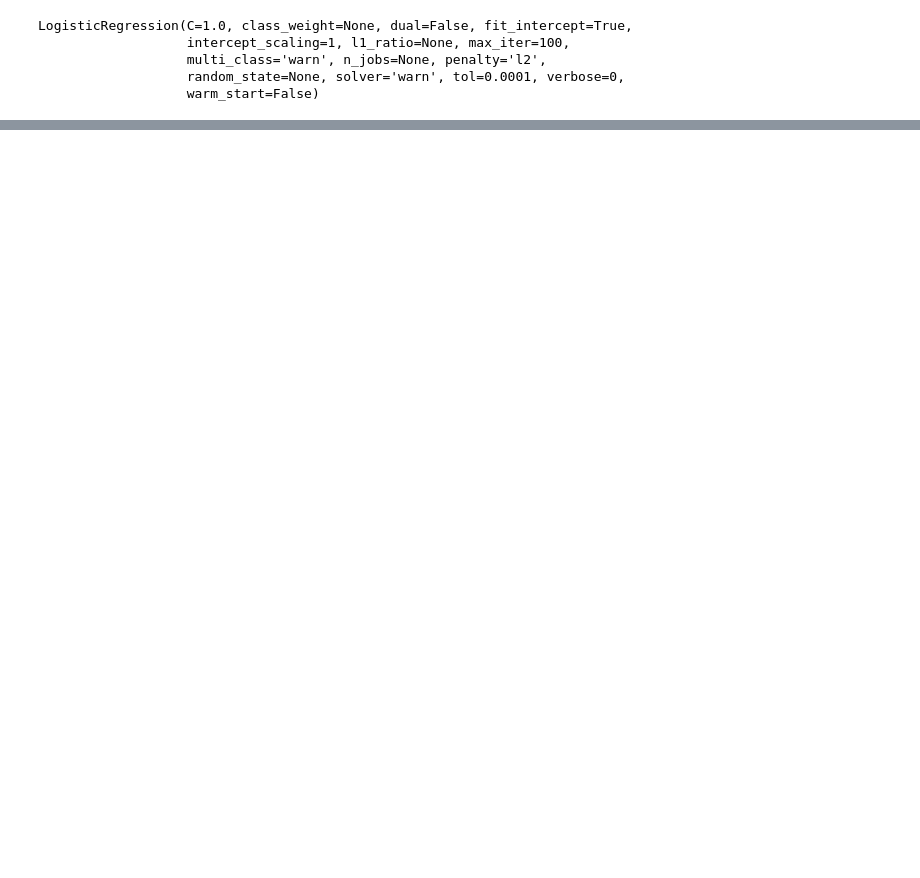
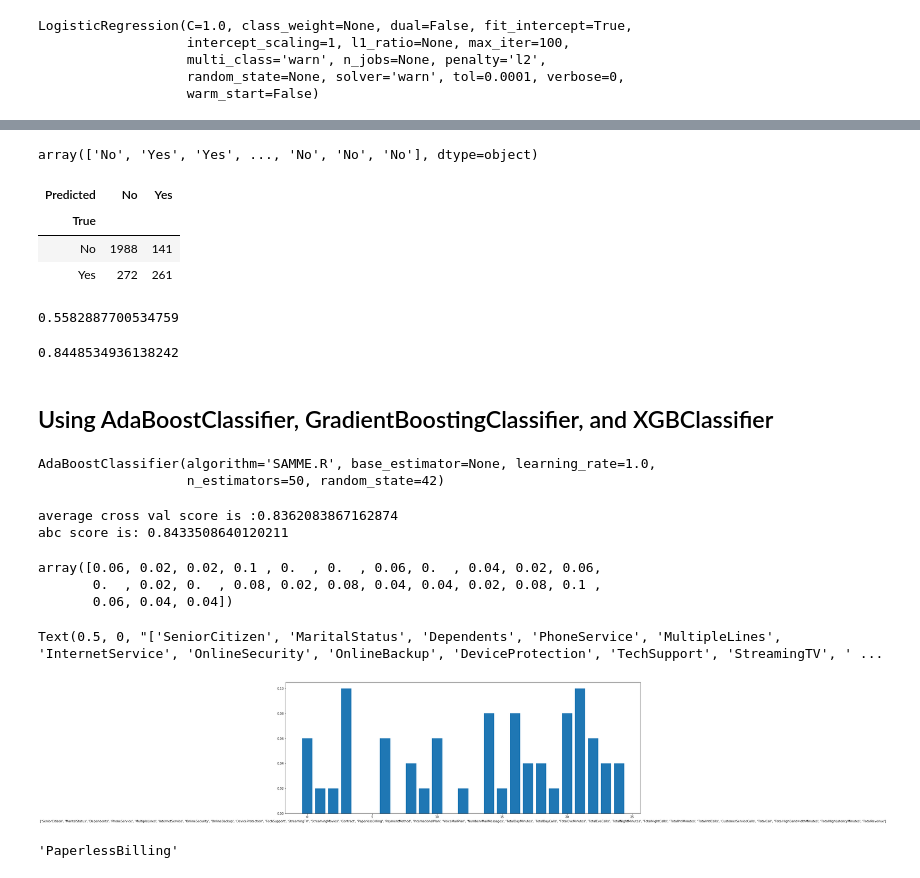
Before and after one commit to joseh4/dc-ds-010620, a Jupyter notebook: module-5/dc-ds-classification-case-study/half-day-lab.ipynb, the cells around one changed output, grey strips where cells are left out. Drawn from its saved outputs; the diff is of its cells as text; code cells hidden in the pictures; blank space fills up the shorter version.

```diff
--- a/module-5/dc-ds-classification-case-study/half-day-lab.ipynb
+++ b/module-5/dc-ds-classification-case-study/half-day-lab.ipynb
@@ -186,4 +186,4 @@ df.head()
 | 4 | 1.0 | No | No | 7.0 | Yes | No | DSL | ... |
 # %%
 y = df['Churn']
-X = df.drop(columns = ['Churn'], axis = 1)
+X = df.drop(columns = ['Churn', 'tenure'], axis = 1)
@@ -194,6 +195,6 @@ lr = LogisticRegression()
 # %%
-enc = OneHotEncoder(categories='auto')
-X = enc.fit_transform(X).toarray()
+enc = OneHotEncoder(categories='auto', drop = 'first')
+X = enc.fit_transform(cat).toarray()
 # %%
 X
 # %% [output]
@@ -271,0 +259,4 @@ categorical.join(X_train)
+# %%
+y_hat
+# %% [output]
+array(['No', 'Yes', 'Yes', ..., 'No', 'No', 'No'], dtype=object)
@@ -271,0 +265,51 @@ categorical.join(X_train)
+# %%
+con_mat = pd.crosstab(y_train, y_hat, rownames = ['True'], colnames = ['Predicted'])
+con_mat
+# %% [output]
+| Predicted | No | Yes |
+| True |  |  |
+| No | 1988 | 141 |
+| Yes | 272 | 261 |
+# %%
+f1 = f1_score(y_train, y_hat, pos_label = 'Yes')
+f1
+# %% [output]
+0.5582887700534759
+# %%
+acc = accuracy_score(y_train, y_hat)
+acc
+# %% [output]
+0.8448534936138242
+# %% [markdown]
+## Using AdaBoostClassifier, GradientBoostingClassifier, and XGBClassifier
+# %%
+abc = AdaBoostClassifier(random_state= 42)
+abc.fit(X_train, y_train)
+# %% [output]
+AdaBoostClassifier(algorithm='SAMME.R', base_estimator=None, learning_rate=1.0,
+                   n_estimators=50, random_state=42)
+# %%
+print(f'average cross val score is :{cross_val_score(abc, X_train,y_train).mean()}')
+print(f'abc score is: {abc.score(X_train, y_train)}')
+# %% [output]
+average cross val score is :0.8362083867162874
+abc score is: 0.8433508640120211
+# %%
+abc.feature_importances_
+# %% [output]
+array([0.06, 0.02, 0.02, 0.1 , 0.  , 0.  , 0.06, 0.  , 0.04, 0.02, 0.06,
+       0.  , 0.02, 0.  , 0.08, 0.02, 0.08, 0.04, 0.04, 0.02, 0.08, 0.1 ,
+       0.06, 0.04, 0.04])
+# %%
+X = df.drop(columns = ['Churn', 'tenure'], axis = 1)
+plt.figure(figsize = (21,8))
+plt.bar(range(len(abc.feature_importances_)), abc.feature_importances_)
+plt.xlabel([Xi for Xi in X.columns])
+# %% [output]
+Text(0.5, 0, "['SeniorCitizen', 'MaritalStatus', 'Dependents', 'PhoneService', 'MultipleLines', 'InternetService', 'OnlineSecurity', 'OnlineBackup', 'DeviceProtection', 'TechSupport', 'StreamingTV', ' ...
+[figure, added]
+# %%
+columns[14
+       ]
+# %% [output]
+'PaperlessBilling'
```
Also changed, not shown: parts of 43 cells of this notebook, 12 other files.
